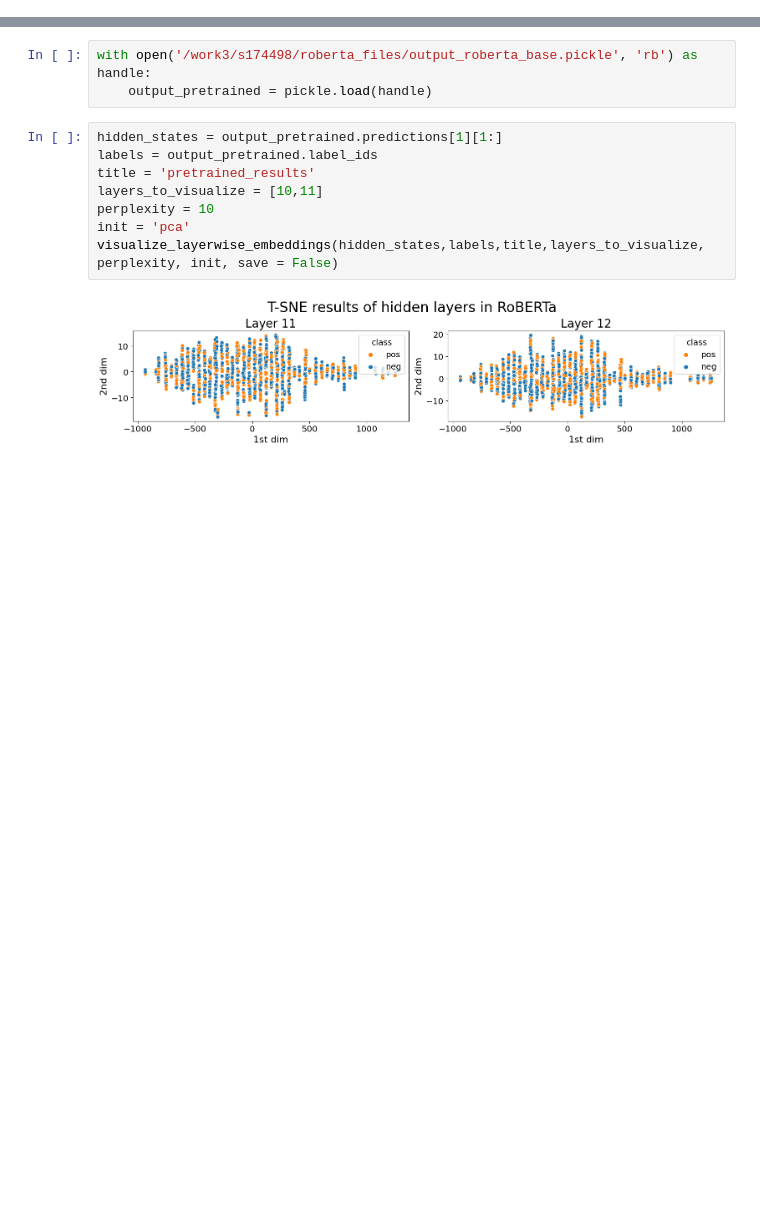
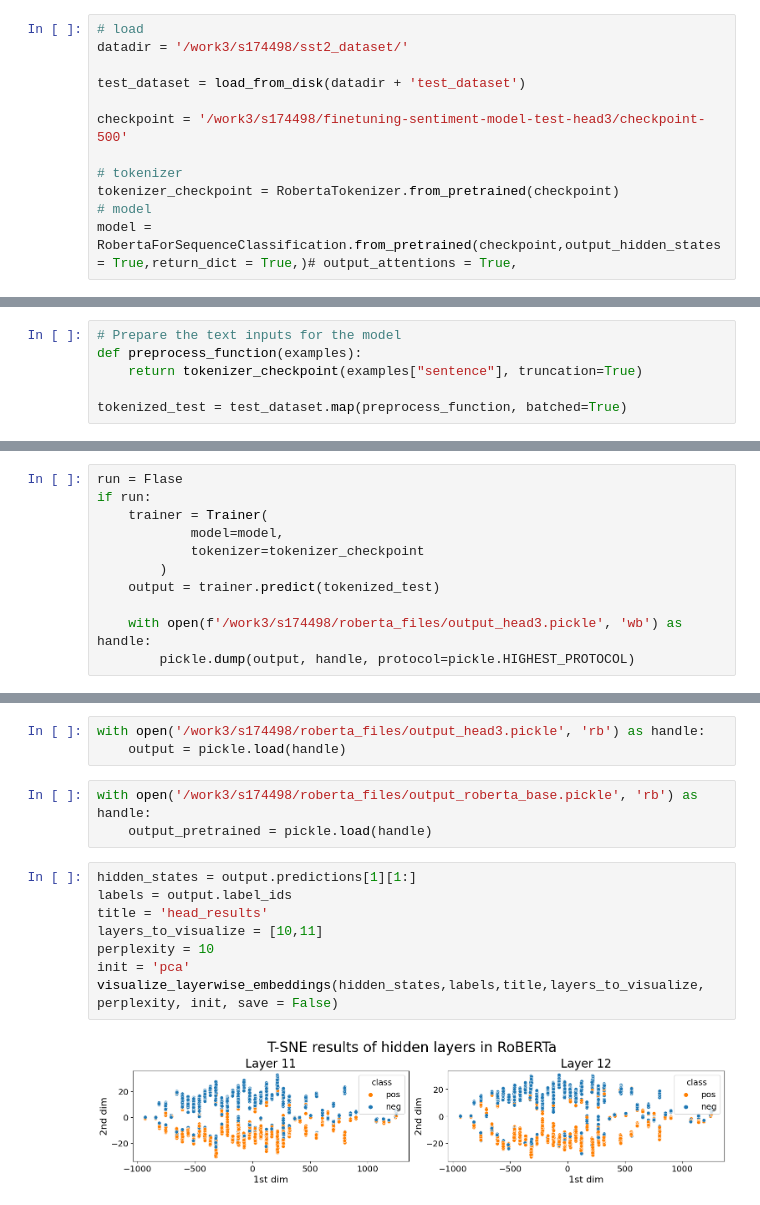
Before and after one commit to gaunby/master_project, a Jupyter notebook: src/visualization/notebook_visual.ipynb, the cells around one changed output, grey strips where cells are left out. Saved outputs shown, nothing was run; the diff lists cells and outputs as text; blank space fills up the shorter version.

Commit message:
general saving output file

```diff
--- a/src/visualization/notebook_visual.ipynb
+++ b/src/visualization/notebook_visual.ipynb
@@ -20,0 +18,12 @@ print(os.getcwd())
+# %%
+# load
+datadir = '/work3/s174498/sst2_dataset/'
+
+test_dataset = load_from_disk(datadir + 'test_dataset')
+
+checkpoint = '/work3/s174498/finetuning-sentiment-model-test-head3/checkpoint-500'
+
+# tokenizer
+tokenizer_checkpoint = RobertaTokenizer.from_pretrained(checkpoint)
+# model
+model = RobertaForSequenceClassification.from_pretrained(checkpoint,output_hidden_states = True,return_dict = True,)# output_attentions = True,
@@ -20,0 +33,6 @@ print(os.getcwd())
+# %%
+# Prepare the text inputs for the model
+def preprocess_function(examples):
+    return tokenizer_checkpoint(examples["sentence"], truncation=True)
+
+tokenized_test = test_dataset.map(preprocess_function, batched=True)
@@ -20,0 +41,11 @@ print(os.getcwd())
+# %%
+run = Flase
+if run:
+    trainer = Trainer(
+            model=model,
+            tokenizer=tokenizer_checkpoint
+        )
+    output = trainer.predict(tokenized_test)
+
+    with open(f'/work3/s174498/roberta_files/output_head3.pickle', 'wb') as handle:
+        pickle.dump(output, handle, protocol=pickle.HIGHEST_PROTOCOL)
@@ -21,13 +58,16 @@ print(os.getcwd())
+# %%
+with open('/work3/s174498/roberta_files/output_head3.pickle', 'rb') as handle:
+    output = pickle.load(handle)
 # %%
 with open('/work3/s174498/roberta_files/output_roberta_base.pickle', 'rb') as handle:
     output_pretrained = pickle.load(handle)
 # %%
-hidden_states = output_pretrained.predictions[1][1:]
-labels = output_pretrained.label_ids
-title = 'pretrained_results'
+hidden_states = output.predictions[1][1:]
+labels = output.label_ids
+title = 'head_results'
 layers_to_visualize = [10,11]
 perplexity = 10
 init = 'pca'
 visualize_layerwise_embeddings(hidden_states,labels,title,layers_to_visualize, perplexity, init, save = False)
 # %% [output]
-[figure, old version]
+[figure, new version]
```
Also changed, not shown: parts of 5 cells of this notebook, 3 other files.
